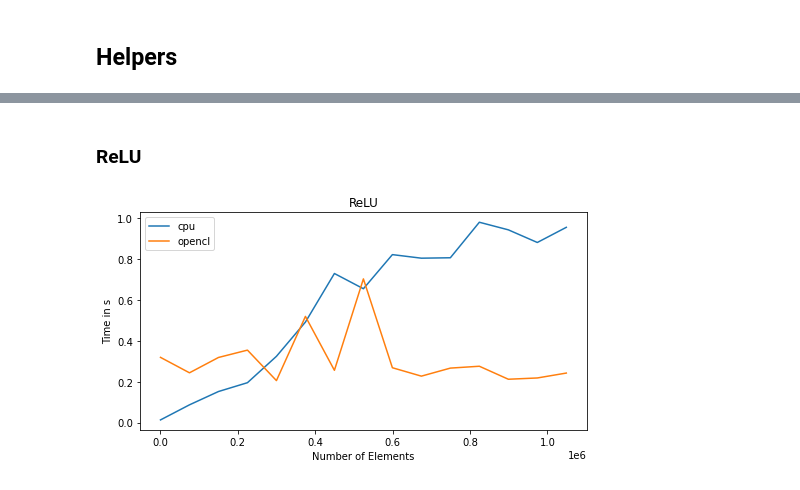
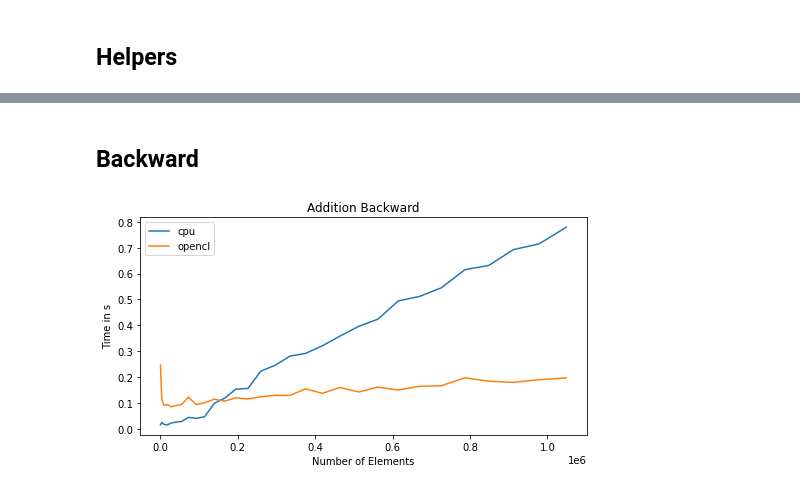
Before and after one commit to ndoll1998/lightgrad, a Jupyter notebook: notebooks/Speed.ipynb, the cells around one changed output, grey strips where cells are left out. Saved outputs shown, nothing was run; the diff lists cells and outputs as text; code cells hidden in the pictures.

```diff
--- a/notebooks/Speed.ipynb
+++ b/notebooks/Speed.ipynb
@@ -63,0 +148,17 @@ plot_time_series("Sigmoid", sizes, cpu=cpu_times, opencl=opencl_times)
+# %%
+cpu_times, opencl_times, opencl_t_times = [], [], []
+# pre-compile
+a_opencl * b_opencl
+# timing loop
+for s in tqdm(sizes):
+    # get sub-tensors
+    a_cpu_sub, a_opencl_sub = a_cpu[:s, :s], a_opencl[:s, :s]
+    b_cpu_sub, b_opencl_sub = b_cpu[:s, :s], b_opencl[:s, :s]
+    b_opencl_sub_t = b_opencl_sub.transpose(1, 0)
+    # timeit
+    with Gradients.no_grad():
+        cpu_times.append(timeit("a_cpu_sub * b_cpu_sub", globals=globals(), number=100))
+        opencl_times.append(timeit("a_opencl_sub * b_opencl_sub", globals=globals(), number=100))
+        opencl_t_times.append(timeit("a_opencl_sub * b_opencl_sub_t", globals=globals(), number=100))
+# plot
+plot_time_series("Multiplication", sizes**2, cpu=cpu_times, opencl=opencl_times, opencl_strided=opencl_t_times)
@@ -63,0 +167,17 @@ plot_time_series("Sigmoid", sizes, cpu=cpu_times, opencl=opencl_times)
+# %%
+cpu_times, opencl_times, opencl_t_times = [], [], []
+# pre-compile
+a_opencl @ b_opencl
+# timing loop
+for s in tqdm(sizes):
+    # get sub-tensors
+    a_cpu_sub, a_opencl_sub = a_cpu[:s, :s], a_opencl[:s, :s]
+    b_cpu_sub, b_opencl_sub = b_cpu[:s, :s], b_opencl[:s, :s]
+    b_opencl_sub_t = b_opencl_sub.transpose(1, 0)
+    # timeit
+    with Gradients.no_grad():
+        cpu_times.append(timeit("a_cpu_sub @ b_cpu_sub", globals=globals(), number=100))
+        opencl_times.append(timeit("a_opencl_sub @ b_opencl_sub", globals=globals(), number=100))
+        opencl_t_times.append(timeit("a_opencl_sub @ b_opencl_sub_t", globals=globals(), number=100))
+# plot
+plot_time_series("Matrix Multiplication", sizes**2, cpu=cpu_times, opencl=opencl_times, opencl_strided=opencl_t_times)
@@ -64,17 +186,18 @@ plot_time_series("Sigmoid", sizes, cpu=cpu_times, opencl=opencl_times)
 # %% [markdown]
-### ReLU
+## Backward
 # %%
 cpu_times, opencl_times = [], []
 # pre-compile
-a_opencl.relu()
+(a_opencl + b_opencl).backward(True)
 # timing loop
 for s in tqdm(sizes):
     # get sub-tensors
-    a_cpu_sub, a_opencl_sub = a_cpu[:s], a_opencl[:s]
+    r_cpu = a_cpu[:s, :s].detach() + b_cpu[:s, :s].detach()
+    r_opencl = a_opencl[:s, :s].detach() + b_opencl[:s, :s].detach()
     # timeit
-    cpu_times.append(timeit("a_cpu_sub.relu()", globals=globals(), number=100))
-    opencl_times.append(timeit("a_opencl_sub.relu()", globals=globals(), number=100))
+    cpu_times.append(timeit("r_cpu.backward(True)", globals=globals(), number=100))
+    opencl_times.append(timeit("r_opencl.backward(True)", globals=globals(), number=100))
 # plot
-plot_time_series("ReLU", sizes, cpu=cpu_times, opencl=opencl_times)
+plot_time_series("Addition Backward", sizes**2, cpu=cpu_times, opencl=opencl_times)
 # %% [output]
-[figure, old version]
+[figure, new version]
```
Also changed, not shown: parts of 28 cells of this notebook.
